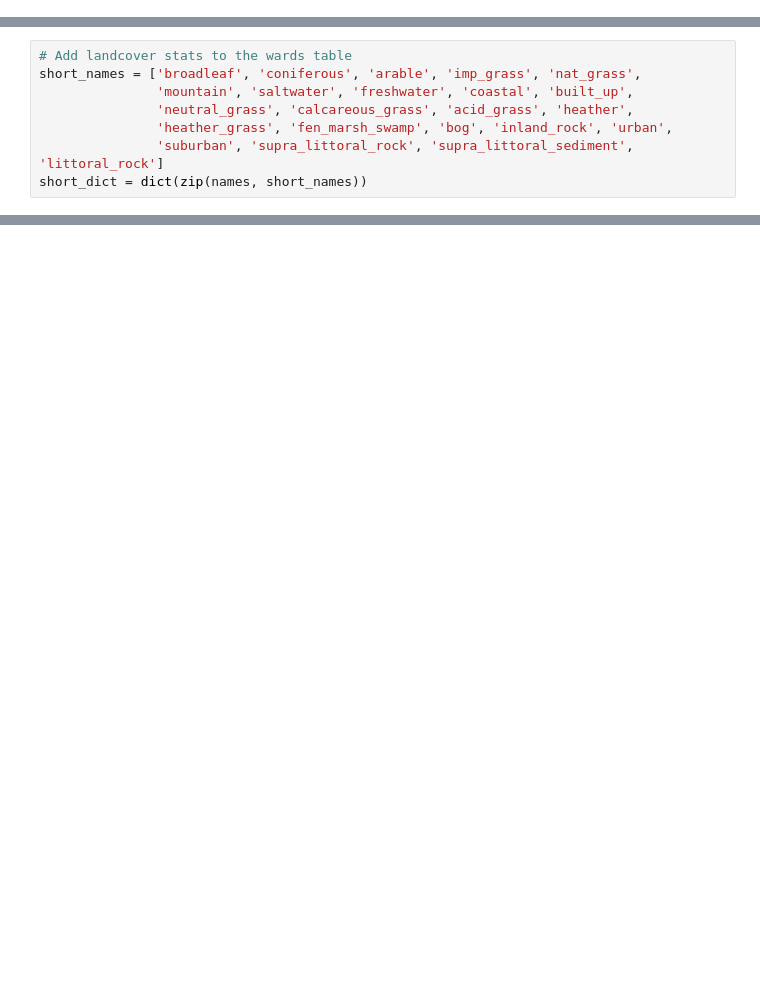
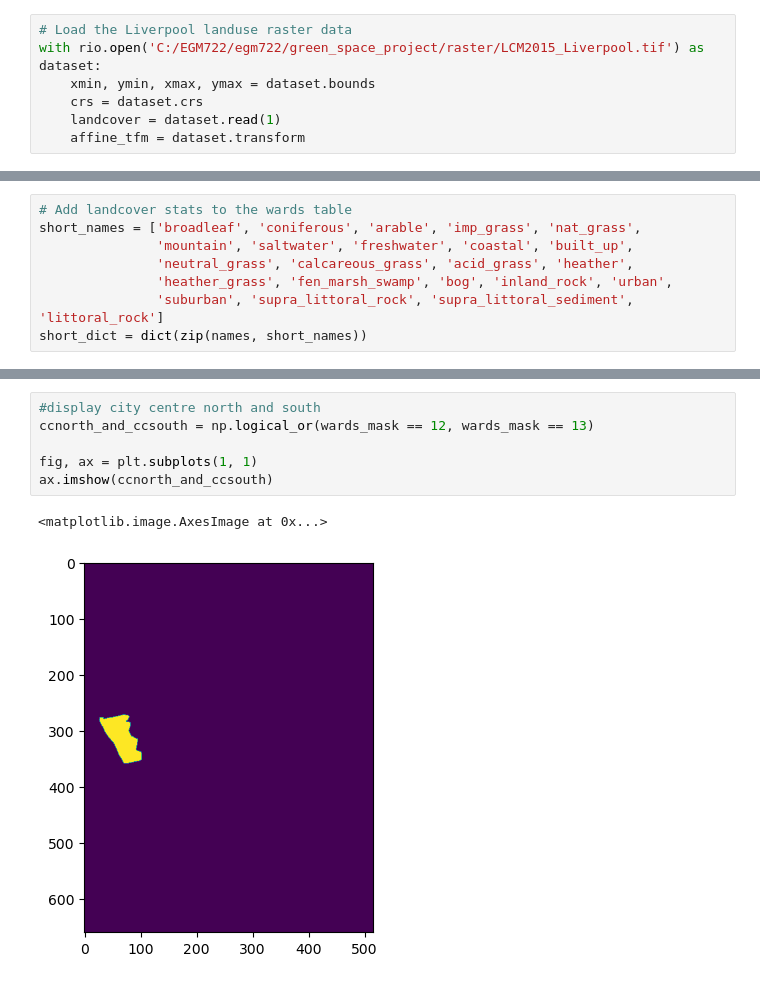
Before and after one commit to wallaceew/green_space_project, a Jupyter notebook: Untitled.ipynb, the cells around one changed output, grey strips where cells are left out. Cells and saved outputs as stored; diff of their text form; blank space fills up the shorter version.

```diff
--- a/Untitled.ipynb
+++ b/Untitled.ipynb
@@ -22,4 +19,11 @@ values = range(1, 24)
 # %%
 # Create a dictionary of landcover value/name pairs
 landcover_names = dict(zip(values, names))
+# %%
+# Load the Liverpool landuse raster data
+with rio.open('C:/EGM722/egm722/green_space_project/raster/LCM2015_Liverpool.tif') as dataset:
+    xmin, ymin, xmax, ymax = dataset.bounds
+    crs = dataset.crs
+    landcover = dataset.read(1)
+    affine_tfm = dataset.transform
 # %%
@@ -304,0 +201,9 @@ KeyError: 'wardname'
+# %%
+#display city centre north and south
+ccnorth_and_ccsouth = np.logical_or(wards_mask == 12, wards_mask == 13)
+
+fig, ax = plt.subplots(1, 1)
+ax.imshow(ccnorth_and_ccsouth)
+# %% [output]
+<matplotlib.image.AxesImage at 0x...>
+[figure, added]
```
Also changed, not shown: parts of 29 cells of this notebook, 1 other file.
